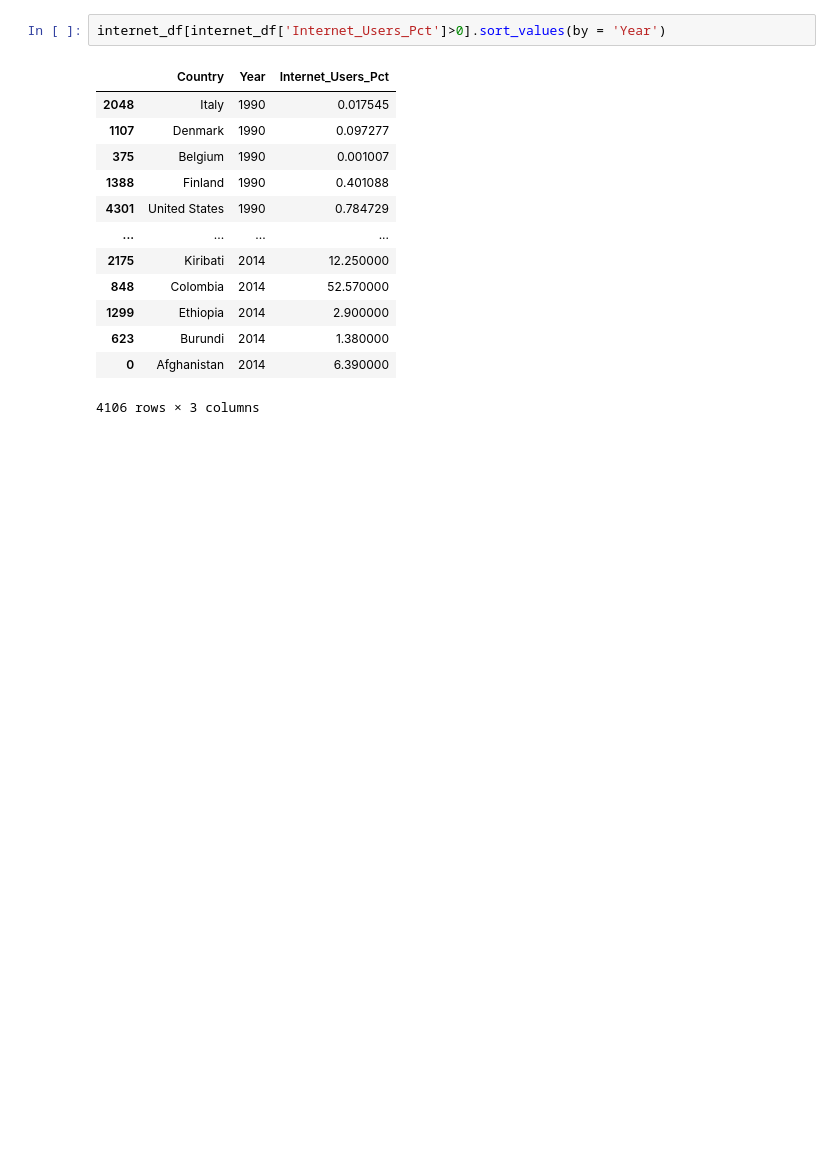
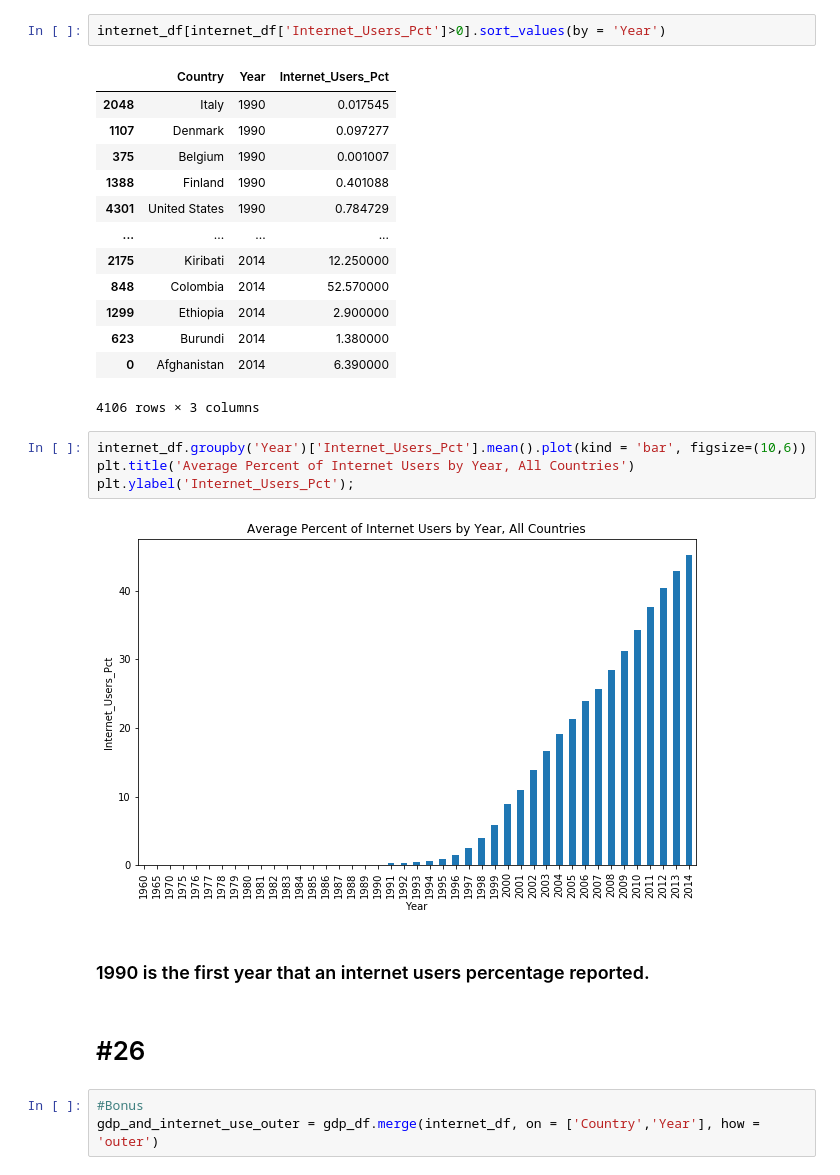
Before and after one commit to nss-data-science-cohort-4/dq1-undata-savyrosea, a Jupyter notebook: notebooks/UN_Data_Exploration.ipynb, the cells around one changed output. Drawn from its saved outputs; the diff is of its cells as text; blank space fills up the shorter version.

Commit message:
finished through 33, working on diff bonus, need to cleanup

```diff
--- a/notebooks/UN_Data_Exploration.ipynb
+++ b/notebooks/UN_Data_Exploration.ipynb
@@ -367,3 +376,16 @@ internet_df[internet_df['Internet_Users_Pct']>0].sort_values(by = 'Year')
 | 623 | Burundi | 2014 | 1.380000 |
 | 0 | Afghanistan | 2014 | 6.390000 |
 4106 rows × 3 columns
+# %%
+internet_df.groupby('Year')['Internet_Users_Pct'].mean().plot(kind = 'bar', figsize=(10,6))
+plt.title('Average Percent of Internet Users by Year, All Countries')
+plt.ylabel('Internet_Users_Pct');
+# %% [output]
+[figure, added]
+# %% [markdown]
+### 1990 is the first year that an internet users percentage reported.
+# %% [markdown]
+# #26
+# %%
+#Bonus
+gdp_and_internet_use_outer = gdp_df.merge(internet_df, on = ['Country','Year'], how = 'outer')
```
Also changed, not shown: parts of 34 cells of this notebook.
